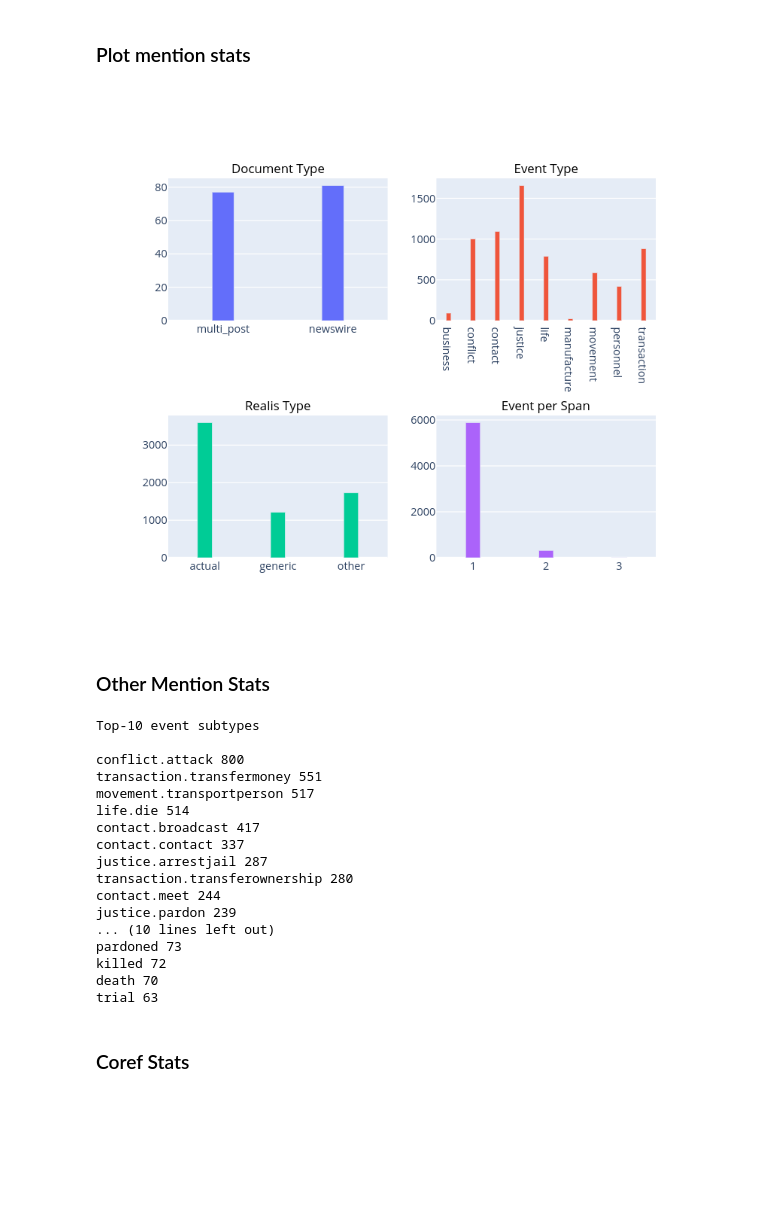
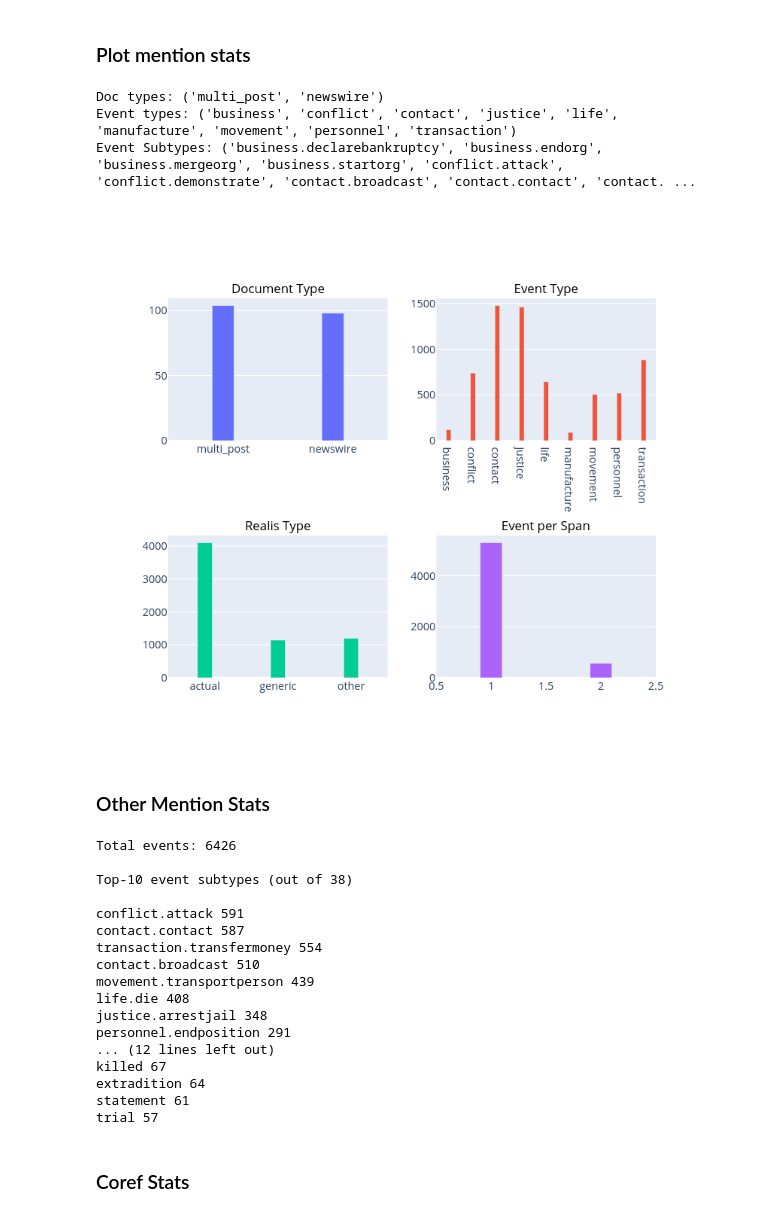
Before and after one commit to shtoshni/events, a Jupyter notebook: notebooks/kbp_2015/KBP 2015 Stats.ipynb, the cells around one changed output. Drawn from its saved outputs; the diff is of its cells as text; code cells hidden in the pictures; blank space fills up the shorter version.

```diff
--- a/notebooks/kbp_2015/KBP 2015 Stats.ipynb
+++ b/notebooks/kbp_2015/KBP 2015 Stats.ipynb
@@ -25,7 +25,7 @@ file_suffix = {"mention": ".event_nuggets.xml", "coref": ".event_hoppers.xml"}
 # %% [markdown]
 ### Set split to "training"
 # %%
-SPLIT = 'training'
+SPLIT = 'eval'
 split_dir = path.join(base_data_dir, SPLIT)
 subdir_dict = split_to_subdir_dict[SPLIT]
 # %% [markdown]
@@ -42,6 +42,7 @@ event_subtype_count = defaultdict(int)
 event_realis_count = defaultdict(int)
 trigger_word_dict = defaultdict(int)
 span_to_count = defaultdict(set)
+problematic_anns = 0
 
 for ann_file in mention_ann_files:
     tree = ET.parse(ann_file)
@@ -73,9 +74,15 @@ for ann_file in mention_ann_files:
         trigger_word_dict[event_phrase] += 1
 
         # Doc ID, doc offset, and span length uniquely identify a span
-        span_to_count[(doc_id, offset, length)].add(event_id)
+        if event_subtype in span_to_count[(doc_id, offset, length)]:
+            problematic_anns += 1
+            print(doc_id, event_phrase, offset, length)
+        span_to_count[(doc_id, offset, length)].add(event_subtype)
 
 
+print ("\n Total problematic anns:", problematic_anns)
 trigger_count_per_span = defaultdict(int)
+total_events = 0
 for (doc_id, offset, length), event_id_list in span_to_count.items():
     trigger_count_per_span[len(event_id_list)] += 1
+    total_events += len(event_id_list)
@@ -91,44 +113,55 @@ fig.add_trace(
     go.Bar(x=x, y=y, width=0.2),
     row=1, col=1
 )
+print("Doc types:", x)
 
 x, y = zip(*sorted(event_type_count.items()))
 fig.add_trace(
     go.Bar(x=x, y=y, width=0.2),
     row=1, col=2
 )
+print("Event types:", x)
+
+x, y = zip(*sorted(event_subtype_count.items()))
+print("Event Subtypes:", x)
+
 
 x, y = zip(*sorted(event_realis_count.items()))
 fig.add_trace(
     go.Bar(x=x, y=y, width=0.2),
     row=2, col=1
 )
 
 x, y = zip(*sorted(trigger_count_per_span.items()))
 x = [str(x_elem) for x_elem in x]  # The X-labels need to be a string
 fig.add_trace(
     go.Bar(x=x, y=y, width=0.2),
     row=2, col=2
 )
 
 for ann in fig['layout']['annotations']:
     ann['font'] = dict(size=14,color='#000000')
 
 fig.update_layout(showlegend=False)
+# fig.show()
+
 img_bytes = fig.to_image(format="png", width=700, height=600, scale=1.2)
 Image(img_bytes)
-
-# fig.show("png")
 # %% [output]
+Doc types: ('multi_post', 'newswire')
+Event types: ('business', 'conflict', 'contact', 'justice', 'life', 'manufacture', 'movement', 'personnel', 'transaction')
+Event Subtypes: ('business.declarebankruptcy', 'business.endorg', 'business.mergeorg', 'business.startorg', 'conflict.attack', 'conflict.demonstrate', 'contact.broadcast', 'contact.contact', 'contact. ...
-[figure, old version]
+[figure, new version]
 # %% [markdown]
 ### Other Mention Stats
 # %%
+print (f"Total events: {total_events}\n")
+
 K = 10
 
 # Subtype counts
 subtype_counts = sorted(event_subtype_count.items(), key=lambda x: x[1], reverse=True)
-print(f'Top-{K} event subtypes\n')
+print(f'Top-{K} event subtypes (out of {len(event_subtype_count)})\n')
 for subtype, count in subtype_counts[:K]:
     print(subtype, count)
 
@@ -140,23 +173,23 @@ print(f'Top-{K} event triggers (out of {len(trigger_word_dict)})\n')
 for trigger_word, count in trigger_word_counts[:K]:
     print(trigger_word, count)
 # %% [output]
-Top-10 event subtypes
+Total events: 6426
 
-conflict.attack 800
-transaction.transfermoney 551
-movement.transportperson 517
-life.die 514
-contact.broadcast 417
-contact.contact 337
-justice.arrestjail 287
-transaction.transferownership 280
-contact.meet 244
-justice.pardon 239
-... (10 lines left out)
-pardoned 73
-killed 72
-death 70
-trial 63
+Top-10 event subtypes (out of 38)
+
+conflict.attack 591
+contact.contact 587
+transaction.transfermoney 554
+contact.broadcast 510
+movement.transportperson 439
+life.die 408
+justice.arrestjail 348
+personnel.endposition 291
+... (12 lines left out)
+killed 67
+extradition 64
+statement 61
+trial 57
 # %% [markdown]
 ### Coref Stats
 # %%
```
Also changed, not shown: parts of 2 cells of this notebook, 15 other files.
